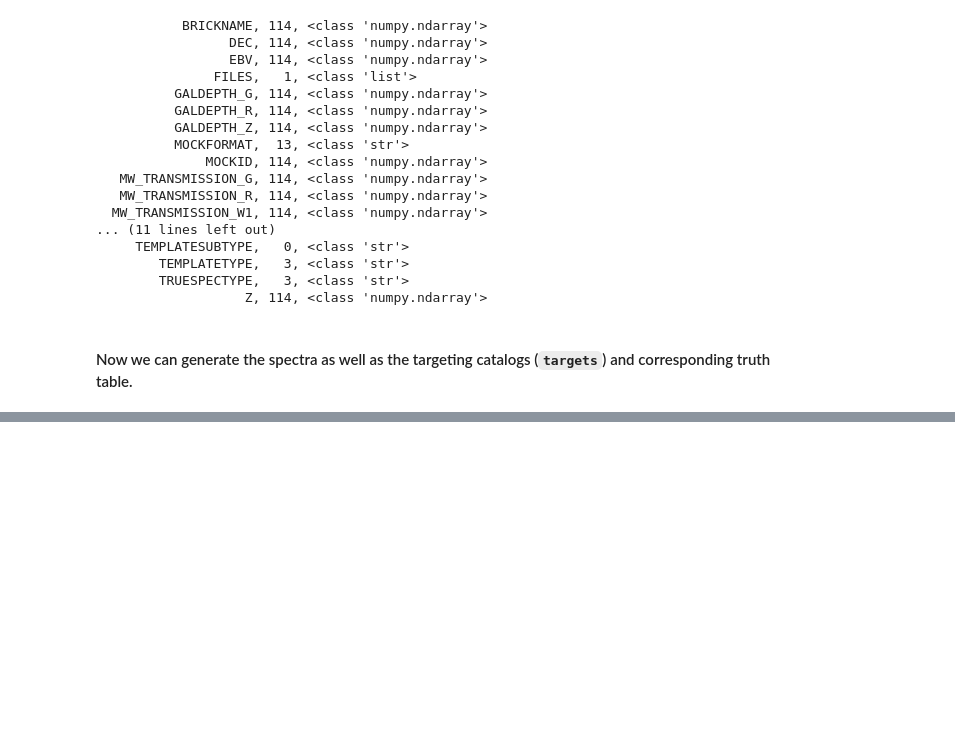
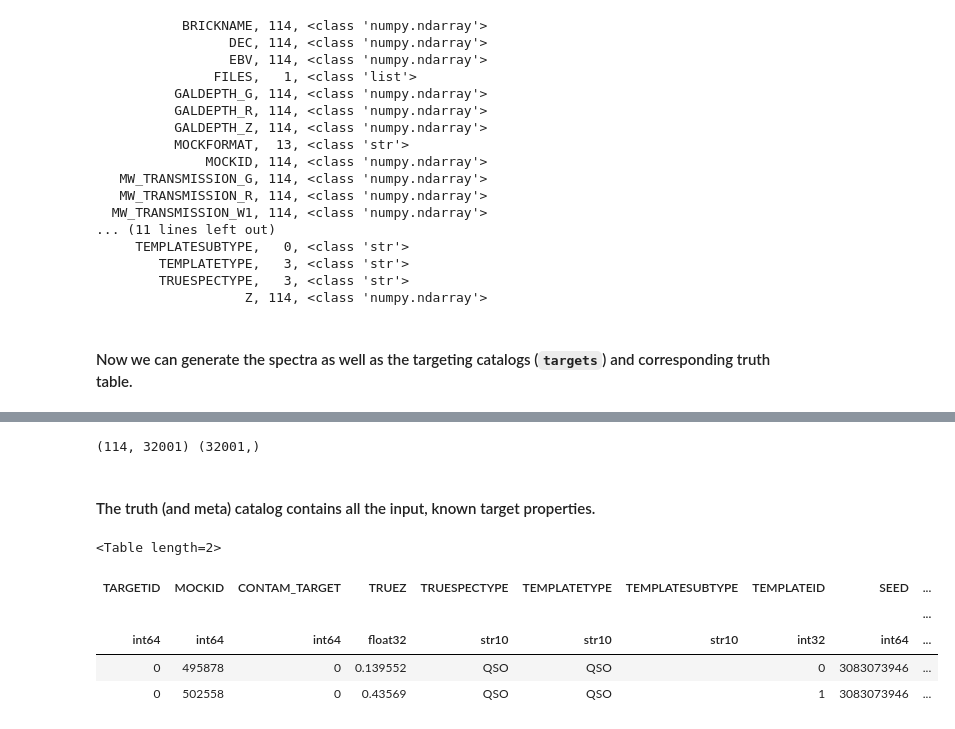
Before and after one commit to desihub/desitarget, a Jupyter notebook: doc/nb/connecting-mocks-and-spectra-examples.ipynb, the cells around one changed output, grey strips where cells are left out. Cells and saved outputs as stored; diff of their text form; code cells hidden in the pictures; blank space fills up the shorter version.

```diff
--- a/doc/nb/connecting-mocks-and-spectra-examples.ipynb
+++ b/doc/nb/connecting-mocks-and-spectra-examples.ipynb
@@ -66,0 +70,15 @@ Wall time: 4.56 s
+# %%
+print(flux.shape, wave.shape)
+# %% [output]
+(114, 32001) (32001,)
+# %% [markdown]
+#### The truth (and meta) catalog contains all the input, known target properties.
+# %%
+truth[:2]
+# %% [output]
+<Table length=2>
+| TARGETID | MOCKID | CONTAM_TARGET | TRUEZ | TRUESPECTYPE | TEMPLATETYPE | TEMPLATESUBTYPE | TEMPLATEID | SEED | ... |
+|  |  |  |  |  |  |  |  |  | ... |
+| int64 | int64 | int64 | float32 | str10 | str10 | str10 | int32 | int64 | ... |
+| 0 | 495878 | 0 | 0.139552 | QSO | QSO |  | 0 | 3083073946 | ... |
+| 0 | 502558 | 0 | 0.43569 | QSO | QSO |  | 1 | 3083073946 | ... |
```
Also changed, not shown: parts of 27 cells of this notebook, 1 other file.
